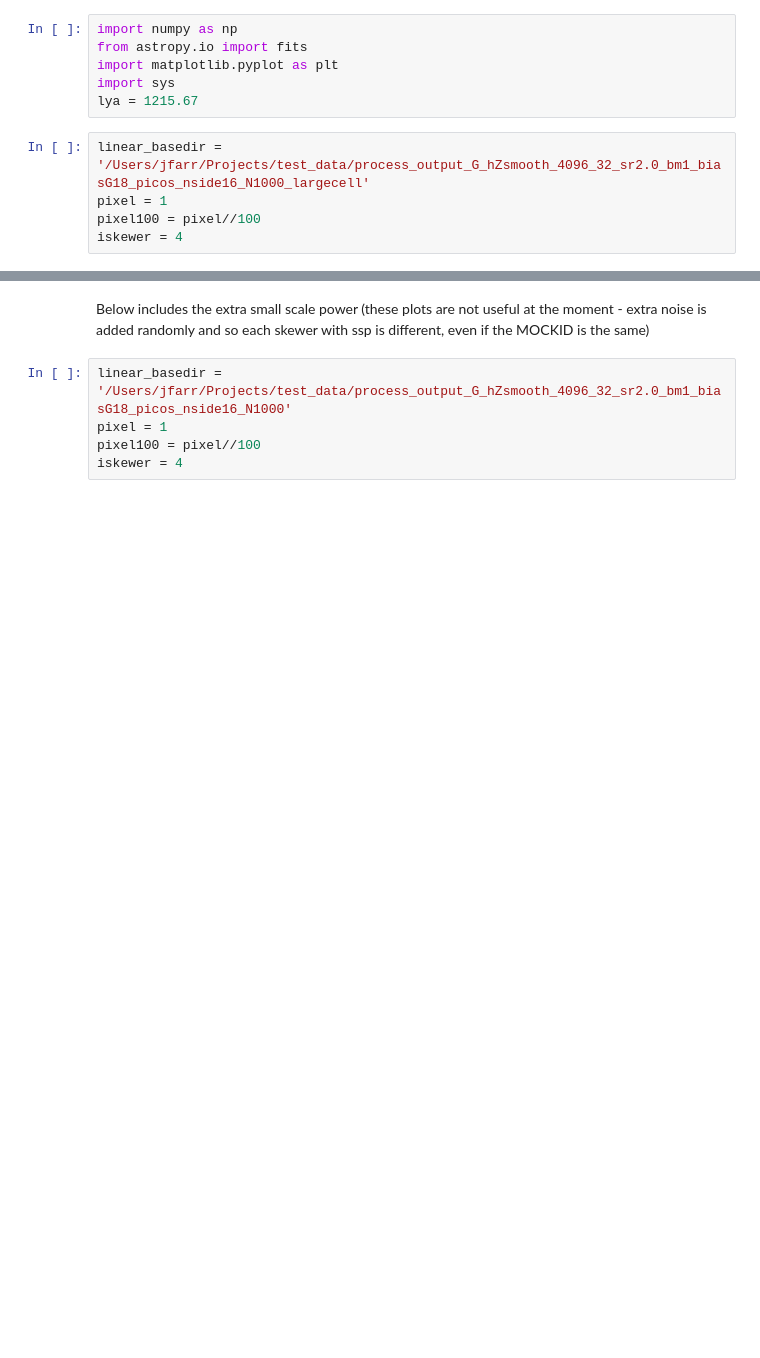
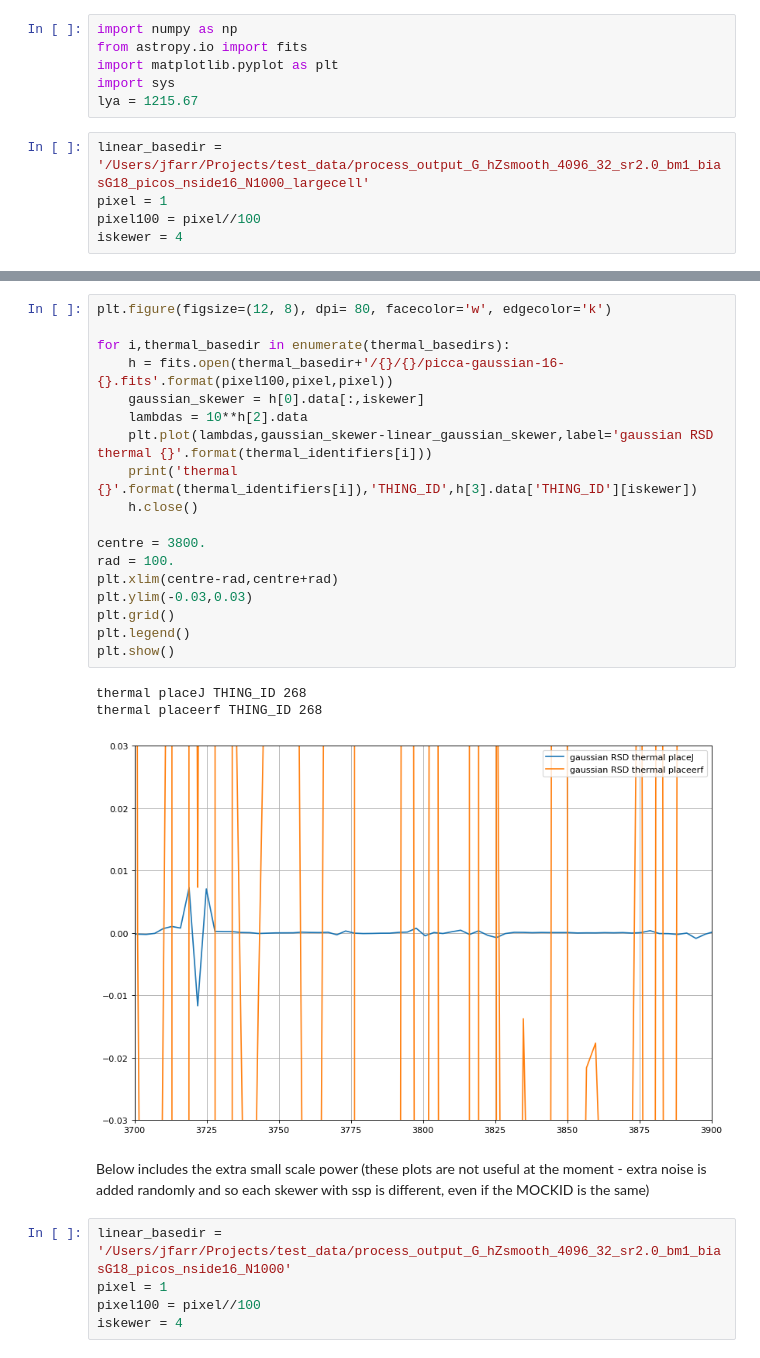
Before and after one commit to igmhub/LyaCoLoRe, a Jupyter notebook: example_scripts/test_thermal_RSD.ipynb, the cells around one changed output, grey strips where cells are left out. Drawn from its saved outputs; the diff is of its cells as text; blank space fills up the shorter version.

```diff
--- a/example_scripts/test_thermal_RSD.ipynb
+++ b/example_scripts/test_thermal_RSD.ipynb
@@ -67,3 +63,25 @@ np.searchsorted(colore_lambdas,3800)
+# %%
+plt.figure(figsize=(12, 8), dpi= 80, facecolor='w', edgecolor='k')
+
+for i,thermal_basedir in enumerate(thermal_basedirs):
+    h = fits.open(thermal_basedir+'/{}/{}/picca-gaussian-16-{}.fits'.format(pixel100,pixel,pixel))
+    gaussian_skewer = h[0].data[:,iskewer]
+    lambdas = 10**h[2].data
+    plt.plot(lambdas,gaussian_skewer-linear_gaussian_skewer,label='gaussian RSD thermal {}'.format(thermal_identifiers[i]))
+    print('thermal {}'.format(thermal_identifiers[i]),'THING_ID',h[3].data['THING_ID'][iskewer])
+    h.close()
+
+centre = 3800.
+rad = 100.
+plt.xlim(centre-rad,centre+rad)
+plt.ylim(-0.03,0.03)
+plt.grid()
+plt.legend()
+plt.show()
+# %% [output]
+thermal placeJ THING_ID 268
+thermal placeerf THING_ID 268
+[figure, added]
 # %% [markdown]
 Below includes the extra small scale power (these plots are not useful at the moment - extra noise is added randomly and so each skewer with ssp is different, even if the MOCKID is the same)
 # %%
```
Also changed, not shown: parts of 8 cells of this notebook, 3 other files.
